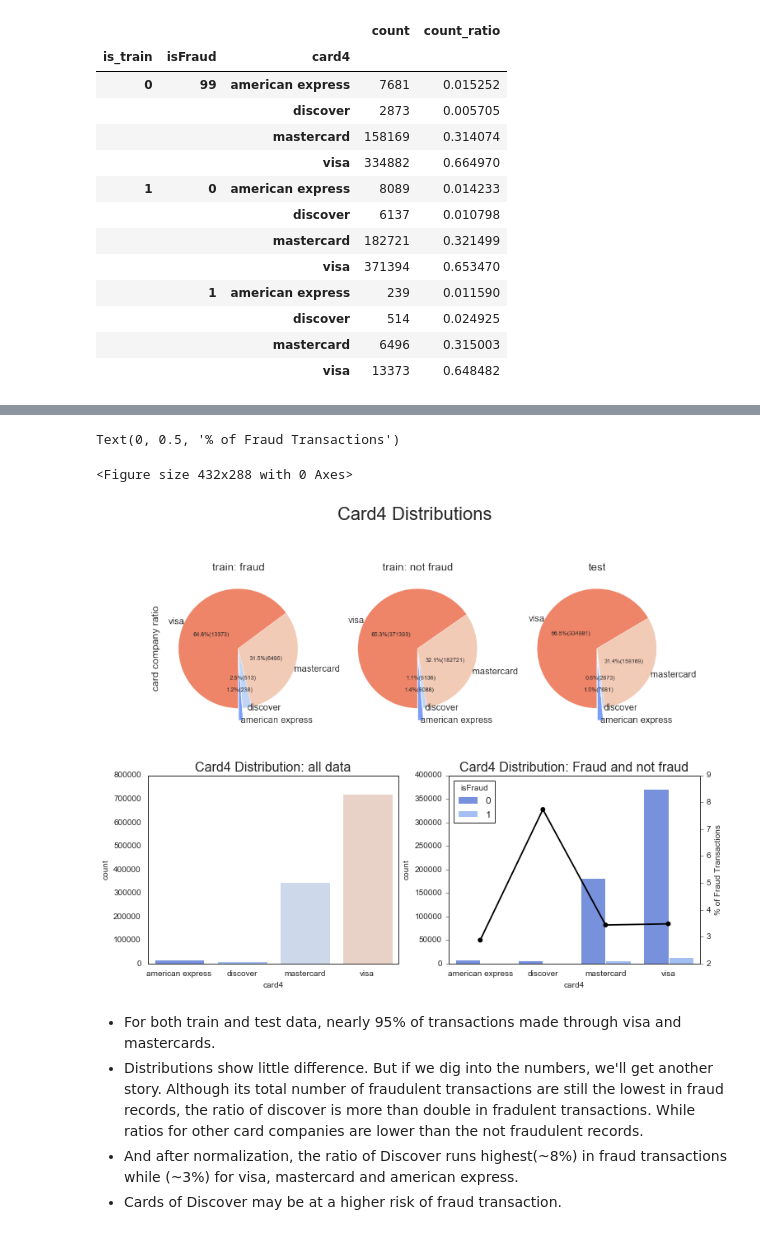
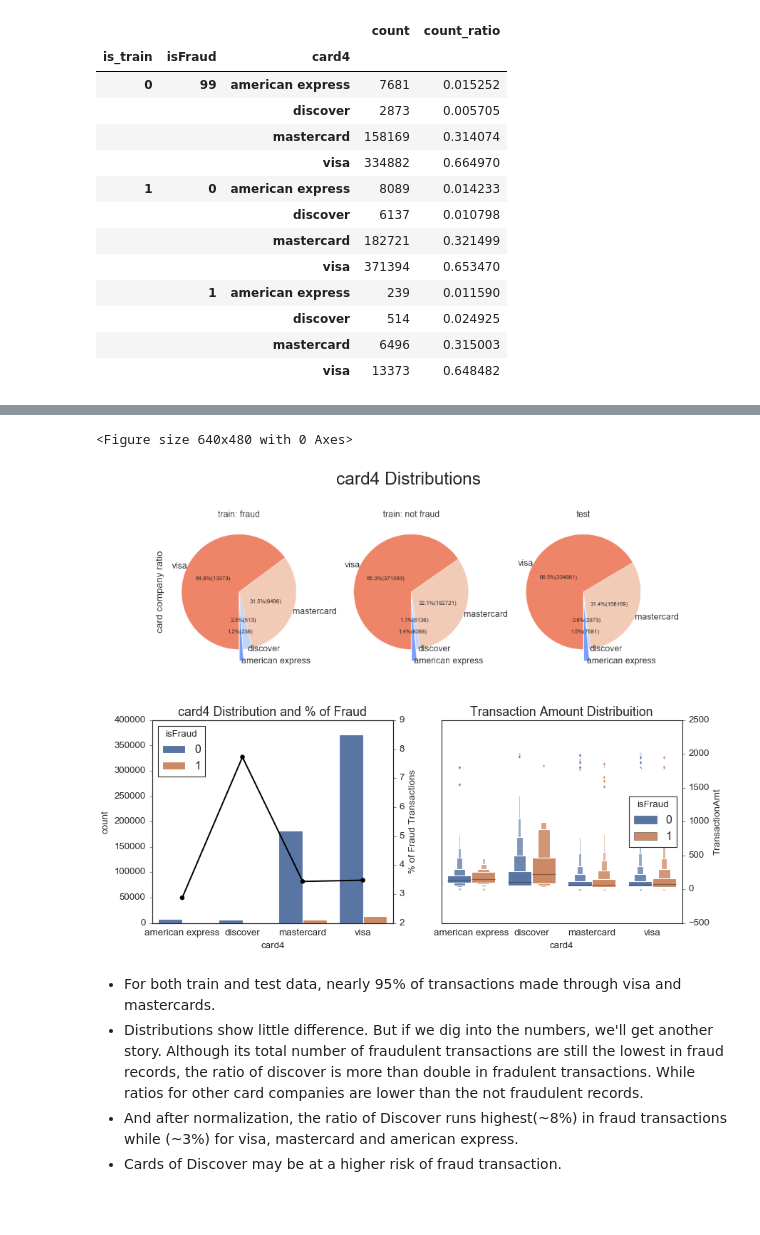
Before and after one commit to xinquan-wang/IEEE-CIS_Fraud_Detection, a Jupyter notebook: IEEE-CIS Fraud Detection.ipynb, the cells around one changed output, grey strips where cells are left out. Cells and saved outputs as stored; diff of their text form; code cells hidden in the pictures; blank space fills up the shorter version.

```diff
--- a/IEEE-CIS Fraud Detection.ipynb
+++ b/IEEE-CIS Fraud Detection.ipynb
@@ -315,3 +278,31 @@ def pie_param(ax, df, col, color_palette):
+# %%
+def cat_plot_set(col, data, chart):
+    plt.style.use('classic')
+    sns.set_palette('deep')
+    sns.set_style('white')
+    plt.tight_layout()
+    plt.figure(figsize=(12,9))
+    plt.suptitle(str(col)+' Distributions', fontsize=22)
+
+    plt.subplot(211)
+    plt.imshow(chart)
+    plt.axis('off')
+
+    plt.subplot(223)
+    g1 = sns.countplot(x=col, data=train, hue='isFraud')
+    gt = g1.twinx()
+    gt = sns.pointplot(x=col, y='Fraud', data=data, color='black', legend=False)
+    g1.set_title(str(col)+' Distribution and % of Fraud', fontsize=16)
+    gt.set_ylabel("% of Fraud Transactions")
+
+    plt.subplot(224)
+    g2 = sns.boxenplot(x=col, y='TransactionAmt', hue='isFraud',
+                  data=train[train['TransactionAmt'] <= 2000])
+    g2.set_title("Transaction Amount Distribuition", fontsize=16)
+    g2.yaxis.tick_right()
+    g2.yaxis.set_label_position("right")
+
+    plt.subplots_adjust(hspace = 0.15, top = 0.95)
 # %%
 def barh_plot_all(col, size, n):
     plt.tight_layout()
@@ -489,25 +470,8 @@ pie_chart = mpimg.imread('./Fig/Card_company.png')
-# %%
-plt.tight_layout()
-plt.figure(figsize=(12,9))
-plt.suptitle('Card4 Distributions', fontsize=22)
-
-plt.subplot(211)
-plt.imshow(pie_chart)
-plt.axis('off')
-
-plt.subplot(223)
-g = sns.countplot(x='card4', data=df).set_title('Card4 Distribution: all data', fontsize=16)
-
-plt.subplot(224)
-g1 = sns.countplot(x='card4', data=train, hue='isFraud')
-gt = g1.twinx()
-gt = sns.pointplot(x='card4', y='Fraud', data=card4_norm, color='black', legend=False)
-g1.set_title('Card4 Distribution: Fraud and not fraud', fontsize=16)
-gt.set_ylabel("% of Fraud Transactions")
-# %% [output]
-Text(0, 0.5, '% of Fraud Transactions')
-<Figure size 432x288 with 0 Axes>
-[figure, removed]
+# %%
+cat_plot_set('card4', card4_norm, pie_card4)
+# %% [output]
+<Figure size 640x480 with 0 Axes>
+[figure, added]
 # %% [markdown]
 - For both train and test data, nearly 95% of transactions made through visa and mastercards.
 - Distributions show little difference. But if we dig into the numbers, we'll get another story. Although its total number of fraudulent transactions are still the lowest in fraud records, the ratio of discover is more than double in fradulent transactions. While ratios for other card companies are lower than the not fraudulent records.
```
Also changed, not shown: parts of 26 cells of this notebook, 3 other files.
